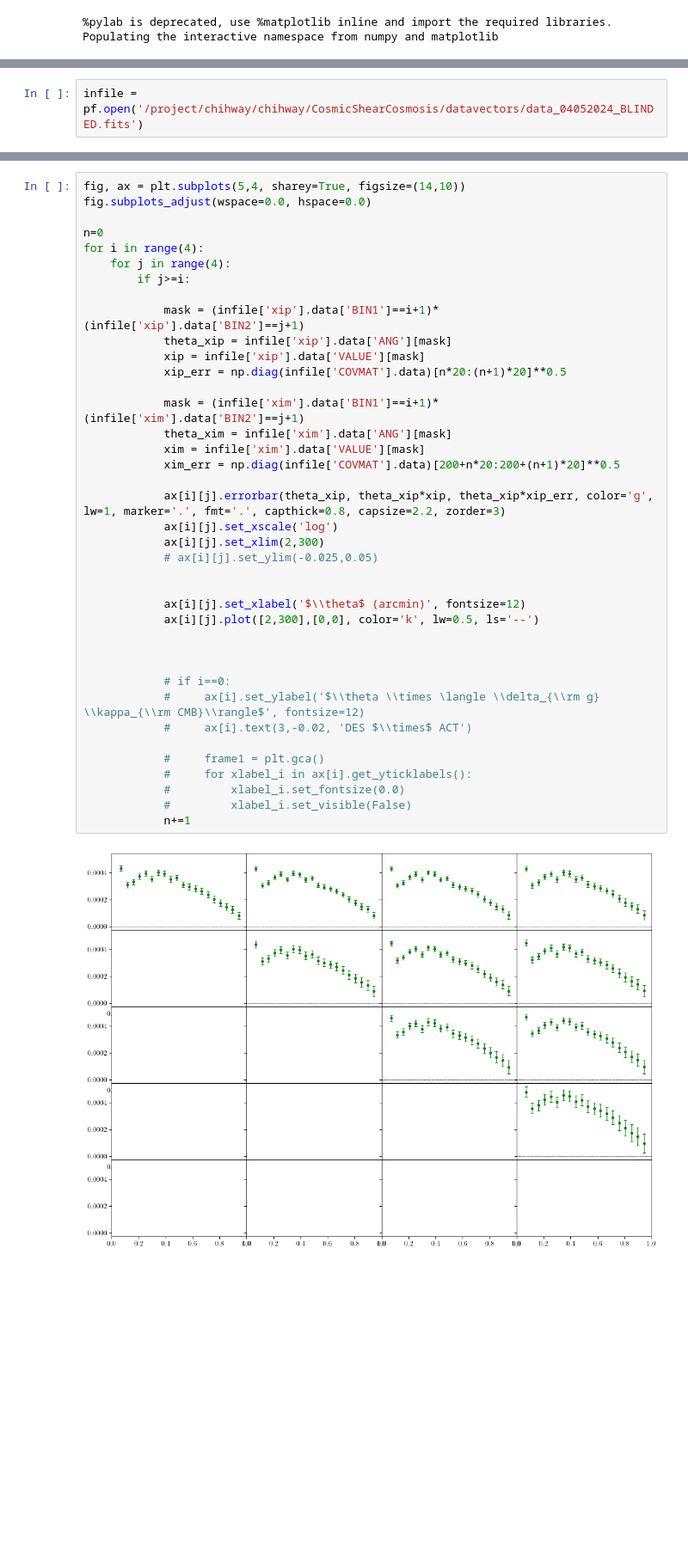
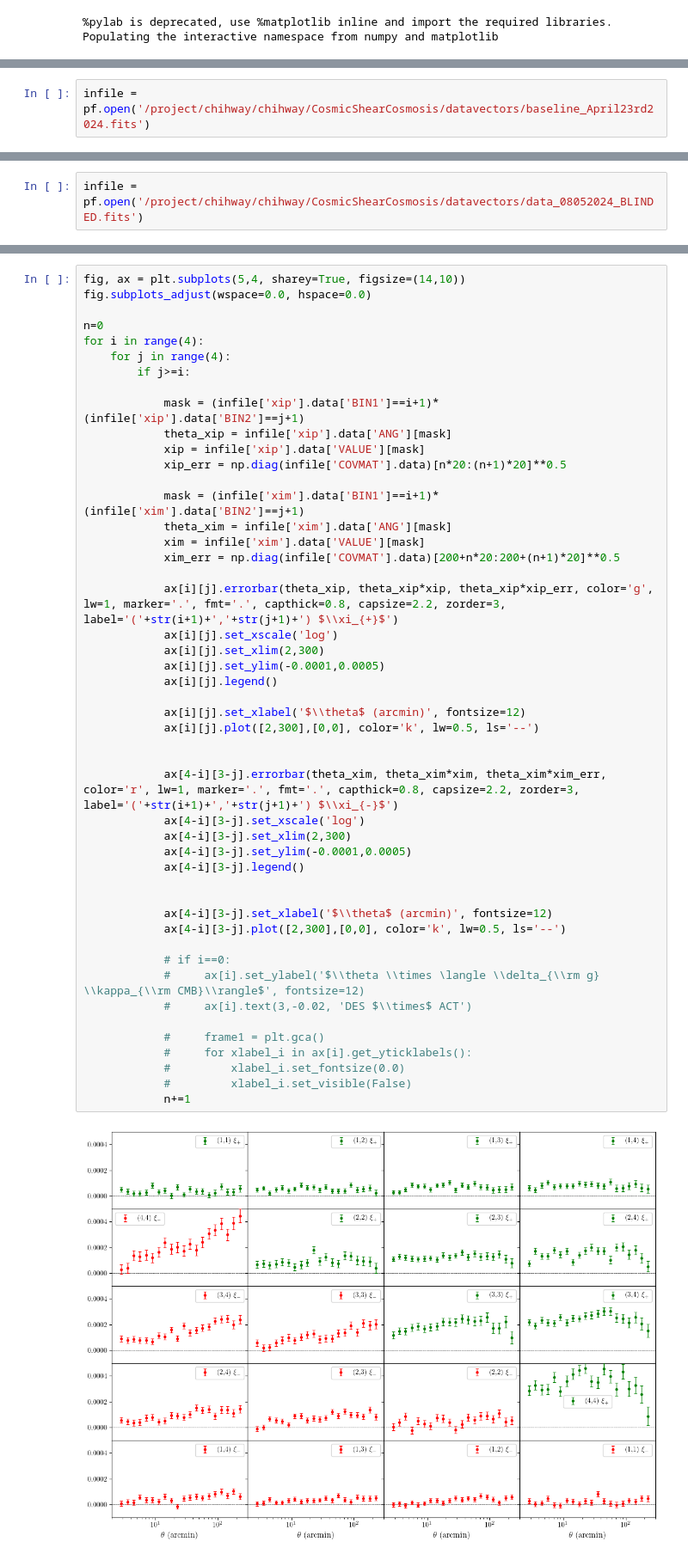
Before and after one commit to delve-survey/CosmicShearCosmosis, a Jupyter notebook: notebooks/PlotBlindedDV.ipynb, the cells around one changed output, grey strips where cells are left out. Shown: that part at 86% size. Drawn from its saved outputs; the diff is of its cells as text; blank space fills up the shorter version.

```diff
--- a/notebooks/PlotBlindedDV.ipynb
+++ b/notebooks/PlotBlindedDV.ipynb
@@ -10,0 +13,2 @@ Populating the interactive namespace from numpy and matplotlib
+# %%
+infile = pf.open('/project/chihway/chihway/CosmicShearCosmosis/datavectors/baseline_April23rd2024.fits')
@@ -11,5 +114,5 @@ Populating the interactive namespace from numpy and matplotlib
 # %%
-infile = pf.open('/project/chihway/chihway/CosmicShearCosmosis/datavectors/data_04052024_BLINDED.fits')
+infile = pf.open('/project/chihway/chihway/CosmicShearCosmosis/datavectors/data_08052024_BLINDED.fits')
 # %%
 infile.info()
 # %% [output]
@@ -74,34 +177,43 @@ for i in range(4):
         if j>=i:
 
             mask = (infile['xip'].data['BIN1']==i+1)*(infile['xip'].data['BIN2']==j+1)
             theta_xip = infile['xip'].data['ANG'][mask]
             xip = infile['xip'].data['VALUE'][mask]
             xip_err = np.diag(infile['COVMAT'].data)[n*20:(n+1)*20]**0.5
 
             mask = (infile['xim'].data['BIN1']==i+1)*(infile['xim'].data['BIN2']==j+1)
             theta_xim = infile['xim'].data['ANG'][mask]
             xim = infile['xim'].data['VALUE'][mask]
             xim_err = np.diag(infile['COVMAT'].data)[200+n*20:200+(n+1)*20]**0.5
 
-            ax[i][j].errorbar(theta_xip, theta_xip*xip, theta_xip*xip_err, color='g', lw=1, marker='.', fmt='.', capthick=0.8, capsize=2.2, zorder=3)
+            ax[i][j].errorbar(theta_xip, theta_xip*xip, theta_xip*xip_err, color='g', lw=1, marker='.', fmt='.', capthick=0.8, capsize=2.2, zorder=3, label='('+str(i+1)+','+str(j+1)+') $\\xi_{+}$')
             ax[i][j].set_xscale('log')
             ax[i][j].set_xlim(2,300)
-            # ax[i][j].set_ylim(-0.025,0.05)
-
+            ax[i][j].set_ylim(-0.0001,0.0005)
+            ax[i][j].legend()
 
             ax[i][j].set_xlabel('$\\theta$ (arcmin)', fontsize=12)
             ax[i][j].plot([2,300],[0,0], color='k', lw=0.5, ls='--')
 
 
+            ax[4-i][3-j].errorbar(theta_xim, theta_xim*xim, theta_xim*xim_err, color='r', lw=1, marker='.', fmt='.', capthick=0.8, capsize=2.2, zorder=3, label='('+str(i+1)+','+str(j+1)+') $\\xi_{-}$')
+            ax[4-i][3-j].set_xscale('log')
+            ax[4-i][3-j].set_xlim(2,300)
+            ax[4-i][3-j].set_ylim(-0.0001,0.0005)
+            ax[4-i][3-j].legend()
+
+
+            ax[4-i][3-j].set_xlabel('$\\theta$ (arcmin)', fontsize=12)
+            ax[4-i][3-j].plot([2,300],[0,0], color='k', lw=0.5, ls='--')
 
             # if i==0:
             #     ax[i].set_ylabel('$\\theta \\times \langle \\delta_{\\rm g} \\kappa_{\\rm CMB}\\rangle$', fontsize=12)
             #     ax[i].text(3,-0.02, 'DES $\\times$ ACT')
 
             #     frame1 = plt.gca()
             #     for xlabel_i in ax[i].get_yticklabels():
             #         xlabel_i.set_fontsize(0.0)
             #         xlabel_i.set_visible(False)
             n+=1
 # %% [output]
-[figure, old version]
+[figure, new version]
```
Also changed, not shown: parts of 17 cells of this notebook, 2 other files.
